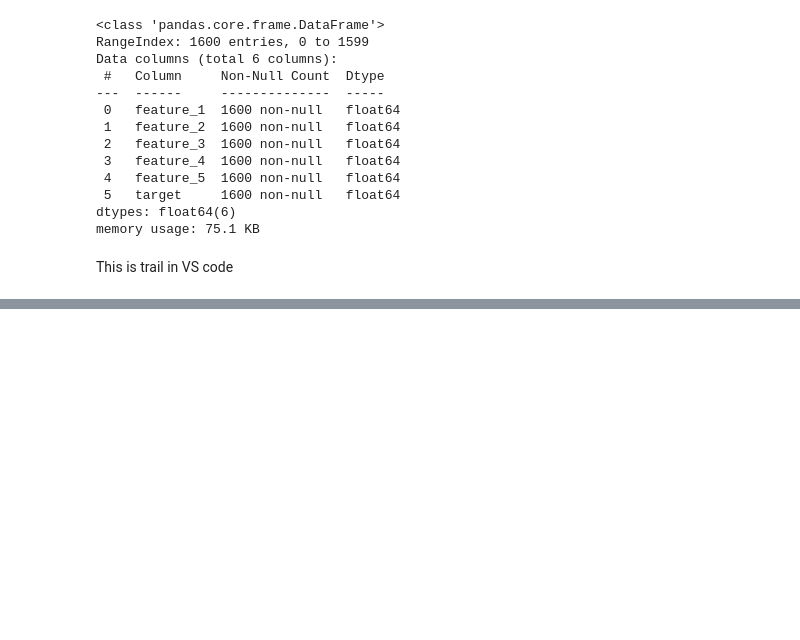
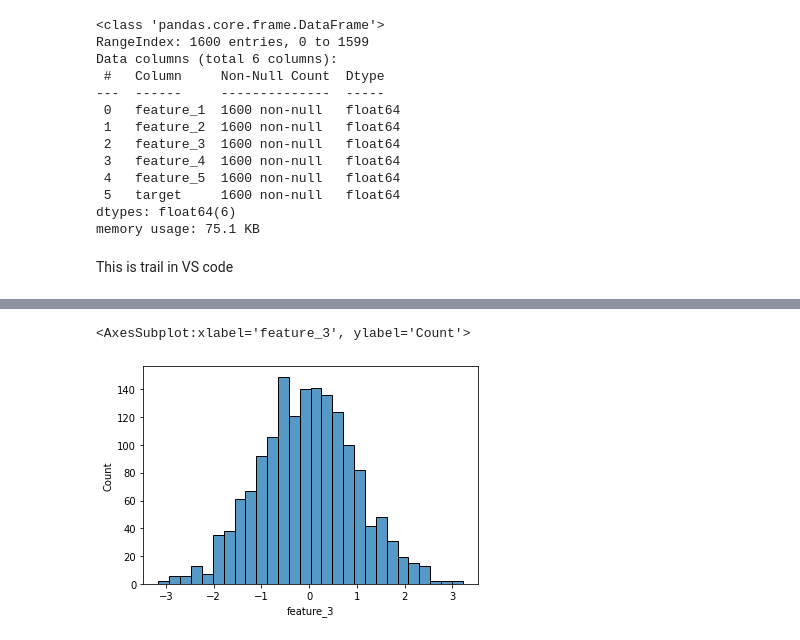
Before and after one commit to sakoutarora/Air-Quality-prediction, a Jupyter notebook: airpollution.ipynb, the cells around one changed output, grey strips where cells are left out. Saved outputs shown, nothing was run; the diff lists cells and outputs as text; code cells hidden in the pictures; blank space fills up the shorter version.

```diff
--- a/airpollution.ipynb
+++ b/airpollution.ipynb
@@ -81,0 +78,5 @@ Requirement already satisfied: six>=1.5 in c:\users\saksh\appdata\local\packages
+# %%
+sns.histplot(data['feature_3'])
+# %% [output]
+<AxesSubplot:xlabel='feature_3', ylabel='Count'>
+[figure, added]
```
Also changed, not shown: parts of 23 cells of this notebook, 1 other file.
